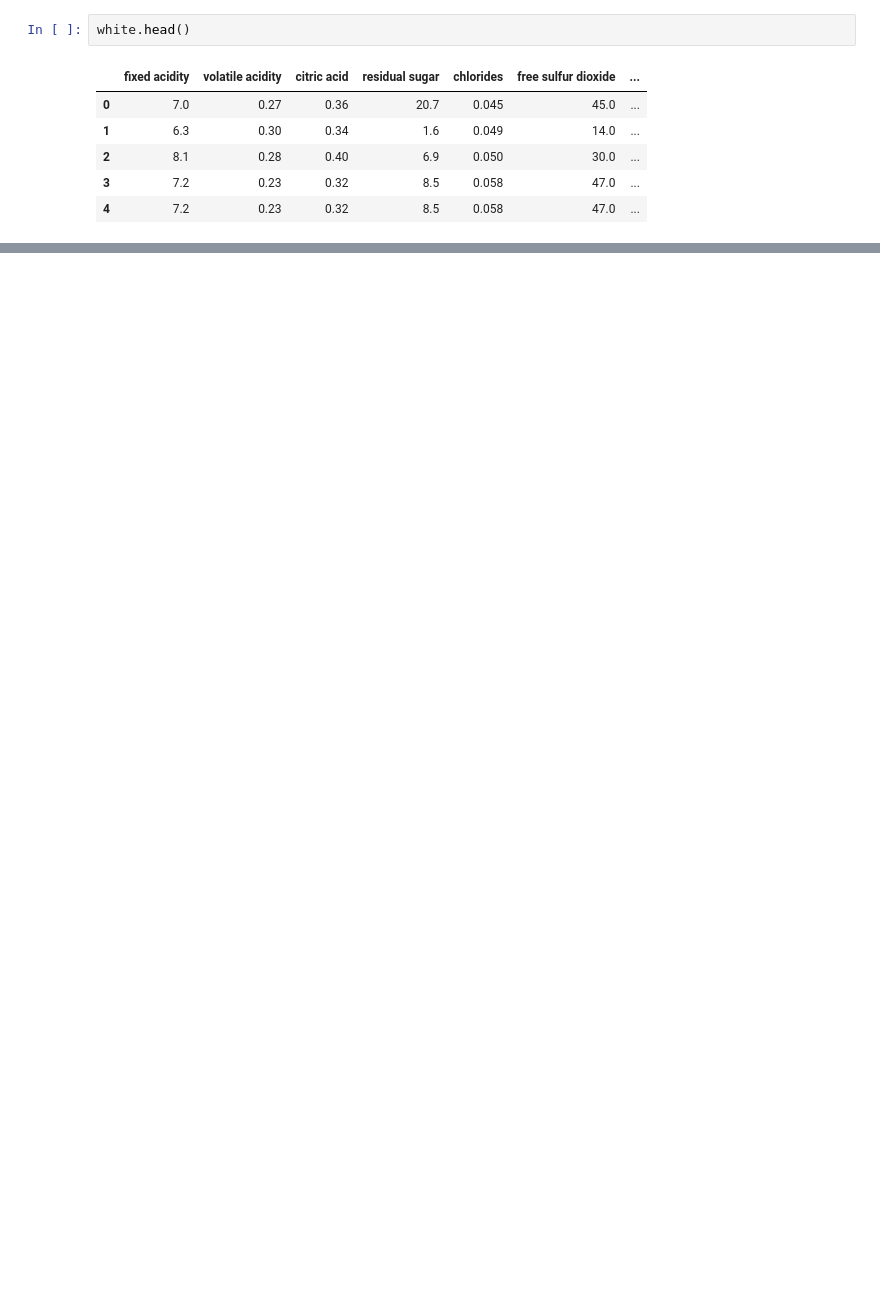
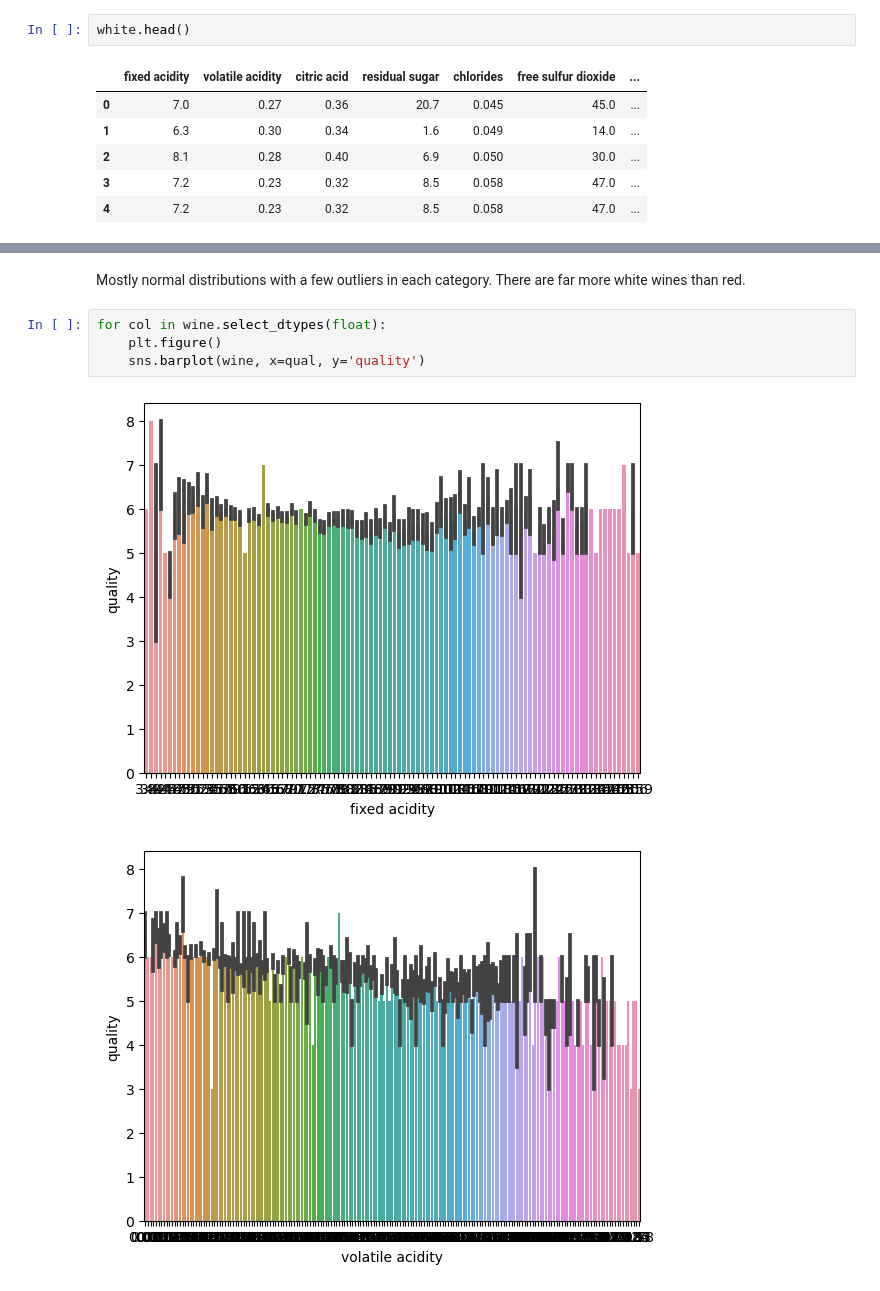
Before and after one commit to nick-edwige-clustering-project/wine-clustering-project, a Jupyter notebook: mvp_nick.ipynb, the cells around one changed output, grey strips where cells are left out. Cells and saved outputs as stored; diff of their text form; blank space fills up the shorter version.

```diff
--- a/mvp_nick.ipynb
+++ b/mvp_nick.ipynb
@@ -48,0 +143,9 @@ wines = pd.concat([red,white])
+# %% [markdown]
+Mostly normal distributions with a few outliers in each category. There are far more white wines than red.
+# %%
+for col in wine.select_dtypes(float):
+    plt.figure()
+    sns.barplot(wine, x=qual, y='quality')
+# %% [output]
+[figure, added]
+[figure, added]
```
Also changed, not shown: parts of 21 cells of this notebook.
